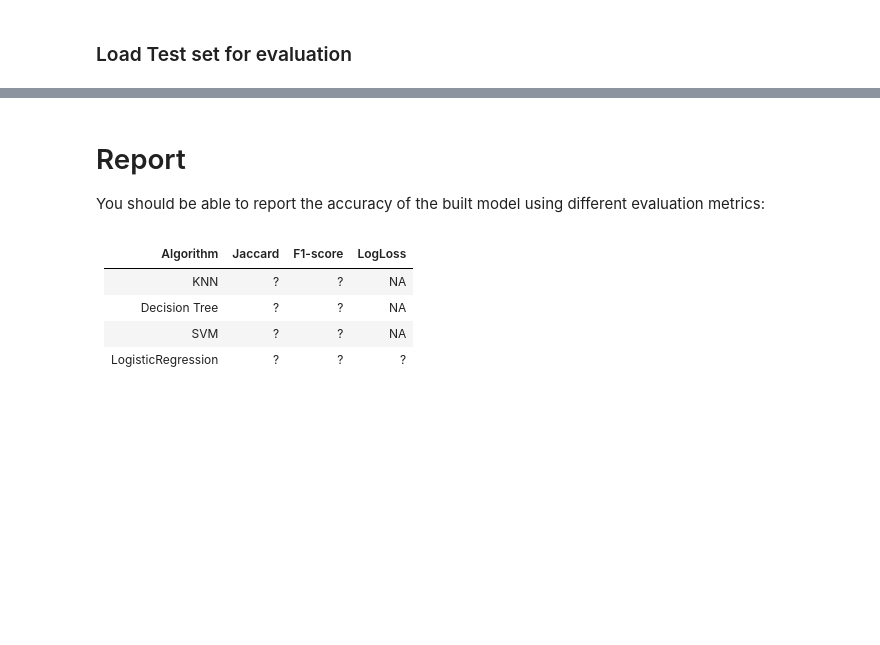
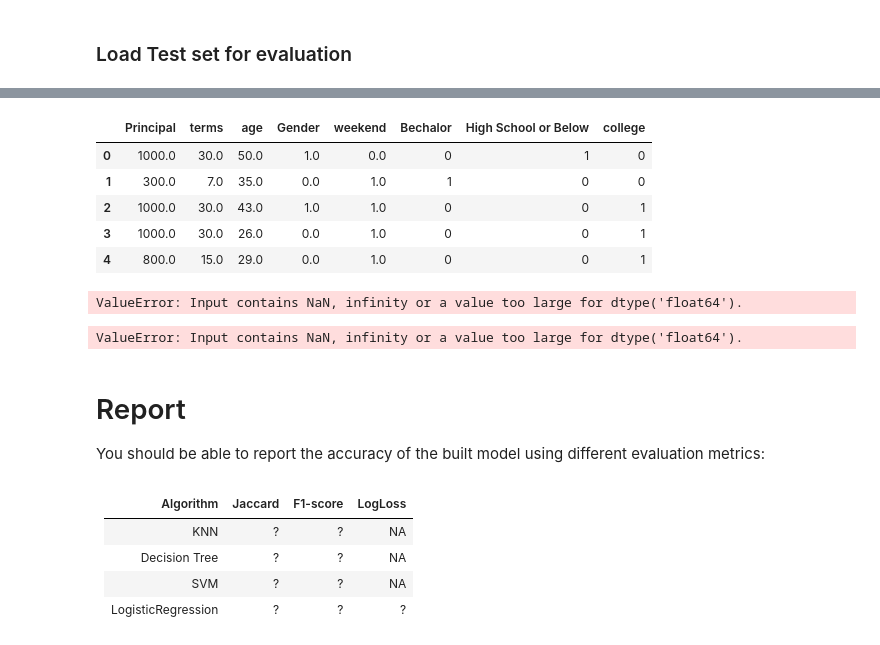
Before and after one commit to rahulsinghrs/Foursquare-Data, a Jupyter notebook: Capstone_Project.ipynb, the cells around one changed output, grey strips where cells are left out. Cells and saved outputs as stored; diff of their text form; code cells hidden in the pictures; blank space fills up the shorter version.

```diff
--- a/Capstone_Project.ipynb
+++ b/Capstone_Project.ipynb
@@ -371,0 +578,14 @@ test_df.head()
+# %%
+test_df[['Principal','terms','age','Gender','education']].head()
+test_Feature = test_df[['Principal','terms','age','Gender','weekend']]
+test_Feature = pd.concat([test_Feature,pd.get_dummies(df['education'])], axis=1)
+test_Feature.drop(['Master or Above'], axis = 1,inplace=True)
+
+test_Feature.head()
+# %% [output]
+|  | Principal | terms | age | Gender | weekend | Bechalor | High School or Below | college |
+| 0 | 1000.0 | 30.0 | 50.0 | 1.0 | 0.0 | 0 | 1 | 0 |
+| 1 | 300.0 | 7.0 | 35.0 | 0.0 | 1.0 | 1 | 0 | 0 |
+| 2 | 1000.0 | 30.0 | 43.0 | 1.0 | 1.0 | 0 | 0 | 1 |
+| 3 | 1000.0 | 30.0 | 26.0 | 0.0 | 1.0 | 0 | 0 | 1 |
+| 4 | 800.0 | 15.0 | 29.0 | 0.0 | 1.0 | 0 | 0 | 1 |
@@ -371,0 +594,5 @@ test_df.head()
+# %%
+test_normalized= preprocessing.StandardScaler().fit(test_Feature).transform(test_Feature)
+test_normalized[0:5]
+# %% [output]
+ValueError: Input contains NaN, infinity or a value too large for dtype('float64').
@@ -372,3 +603,7 @@ test_df.head()
+# %%
+knn_yhat = neigh.predict(test_Feature)
+# %% [output]
+ValueError: Input contains NaN, infinity or a value too large for dtype('float64').
 # %% [markdown]
 # Report
 You should be able to report the accuracy of the built model using different evaluation metrics:
```
Also changed, not shown: parts of 27 cells of this notebook.
